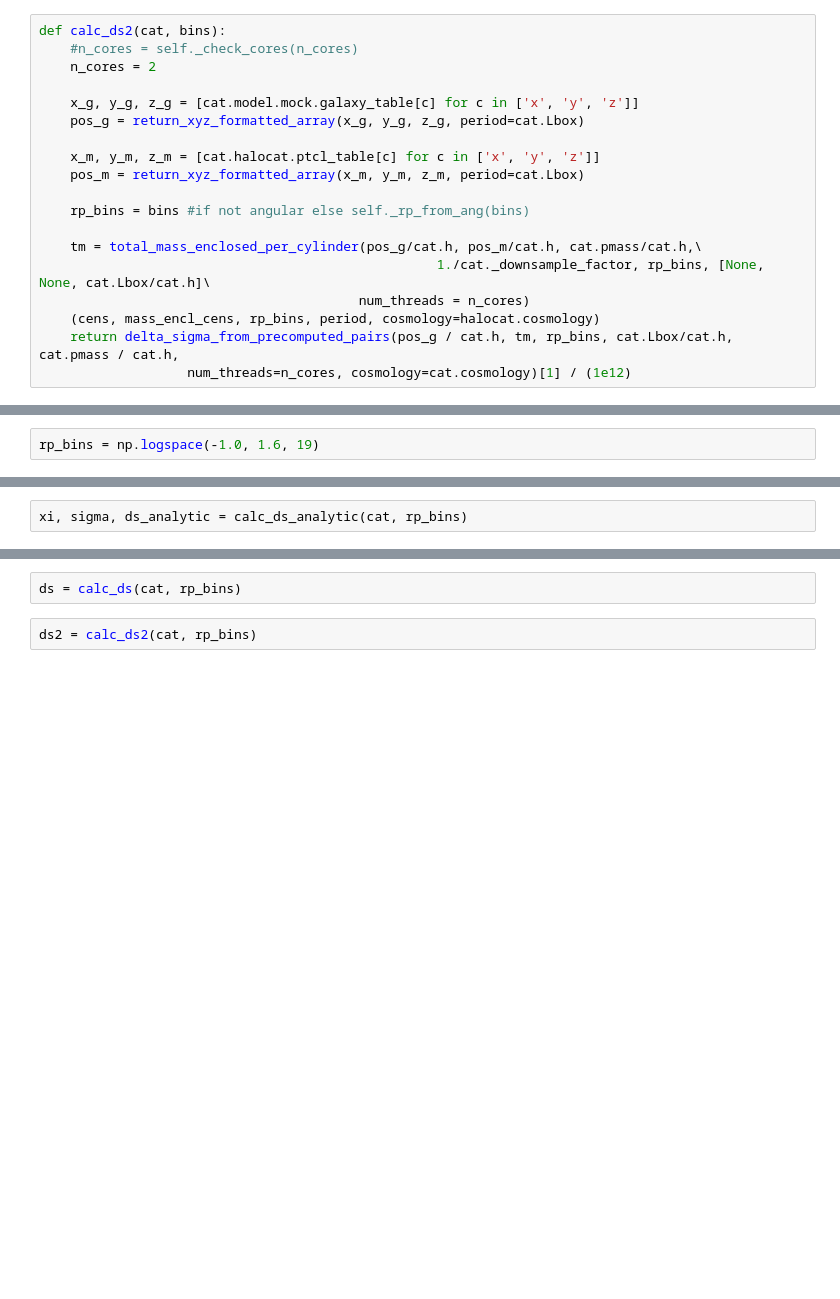
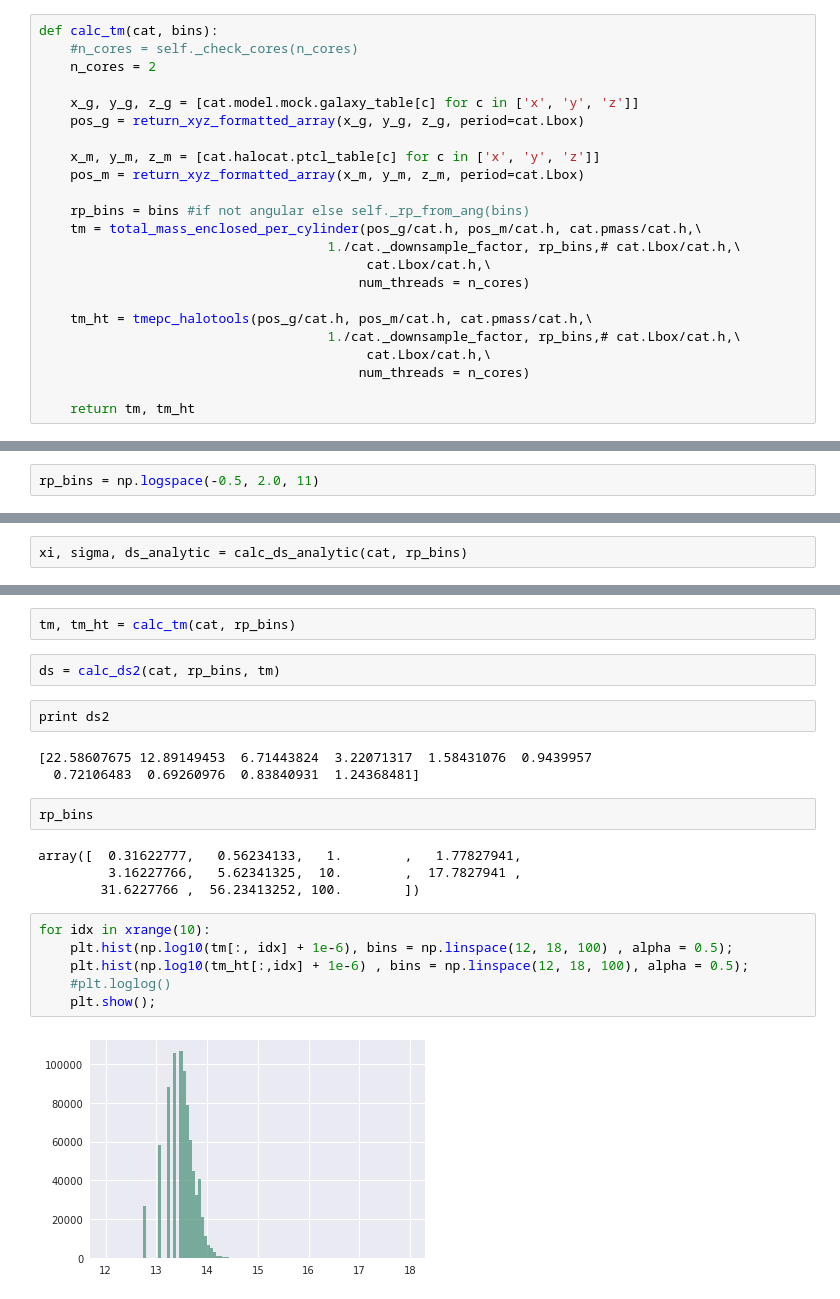
Before and after one commit to mclaughlin6464/pearce, a Jupyter notebook: notebooks/Debug Delta Sigma.ipynb, the cells around one changed output, grey strips where cells are left out. Saved outputs shown, nothing was run; the diff lists cells and outputs as text; blank space fills up the shorter version.

```diff
--- a/notebooks/Debug Delta Sigma.ipynb
+++ b/notebooks/Debug Delta Sigma.ipynb
@@ -233,5 +266,5 @@ from halotools.mock_observables import delta_sigma_from_precomputed_pairs, total
 # %%
-def calc_ds2(cat, bins):
+def calc_tm(cat, bins):
     #n_cores = self._check_cores(n_cores)
     n_cores = 2
 
@@ -242,10 +275,14 @@ def calc_ds2(cat, bins):
     pos_m = return_xyz_formatted_array(x_m, y_m, z_m, period=cat.Lbox)
 
     rp_bins = bins #if not angular else self._rp_from_ang(bins)
+    tm = total_mass_enclosed_per_cylinder(pos_g/cat.h, pos_m/cat.h, cat.pmass/cat.h,\
+                                     1./cat._downsample_factor, rp_bins,# cat.Lbox/cat.h,\
+                                          cat.Lbox/cat.h,\
+                                         num_threads = n_cores)
 
-    tm = total_mass_enclosed_per_cylinder(pos_g/cat.h, pos_m/cat.h, cat.pmass/cat.h,\
-                                                   1./cat._downsample_factor, rp_bins, [None, None, cat.Lbox/cat.h]\
+    tm_ht = tmepc_halotools(pos_g/cat.h, pos_m/cat.h, cat.pmass/cat.h,\
+                                     1./cat._downsample_factor, rp_bins,# cat.Lbox/cat.h,\
+                                          cat.Lbox/cat.h,\
                                          num_threads = n_cores)
-    (cens, mass_encl_cens, rp_bins, period, cosmology=halocat.cosmology)
-    return delta_sigma_from_precomputed_pairs(pos_g / cat.h, tm, rp_bins, cat.Lbox/cat.h, cat.pmass / cat.h,
-                   num_threads=n_cores, cosmology=cat.cosmology)[1] / (1e12)
+
+    return tm, tm_ht
@@ -252,5 +300,5 @@ def calc_ds2(cat, bins):
 # %%
-rp_bins = np.logspace(-1.0, 1.6, 19)
+rp_bins = np.logspace(-0.5, 2.0, 11)
 # %%
 names, vals = cat._get_cosmo_param_names_vals()
 param_dict = {n: v for n, v in zip(names, vals)}
@@ -272,4 +342,23 @@ xi, sigma, ds_analytic = calc_ds_analytic(cat, rp_bins)
+# %%
+tm, tm_ht = calc_tm(cat, rp_bins)
 # %%
-ds = calc_ds(cat, rp_bins)
+ds = calc_ds2(cat, rp_bins, tm)
-# %%
-ds2 = calc_ds2(cat, rp_bins)
+# %%
+print ds2
+# %% [output]
+[22.58607675 12.89149453  6.71443824  3.22071317  1.58431076  0.9439957
+  0.72106483  0.69260976  0.83840931  1.24368481]
+# %%
+rp_bins
+# %% [output]
+array([  0.31622777,   0.56234133,   1.        ,   1.77827941,
+         3.16227766,   5.62341325,  10.        ,  17.7827941 ,
+        31.6227766 ,  56.23413252, 100.        ])
+# %%
+for idx in xrange(10):
+    plt.hist(np.log10(tm[:, idx] + 1e-6), bins = np.linspace(12, 18, 100) , alpha = 0.5);
+    plt.hist(np.log10(tm_ht[:,idx] + 1e-6) , bins = np.linspace(12, 18, 100), alpha = 0.5);
+    #plt.loglog()
+    plt.show();
+# %% [output]
+[figure, added]
```
Also changed, not shown: parts of 25 cells of this notebook.
